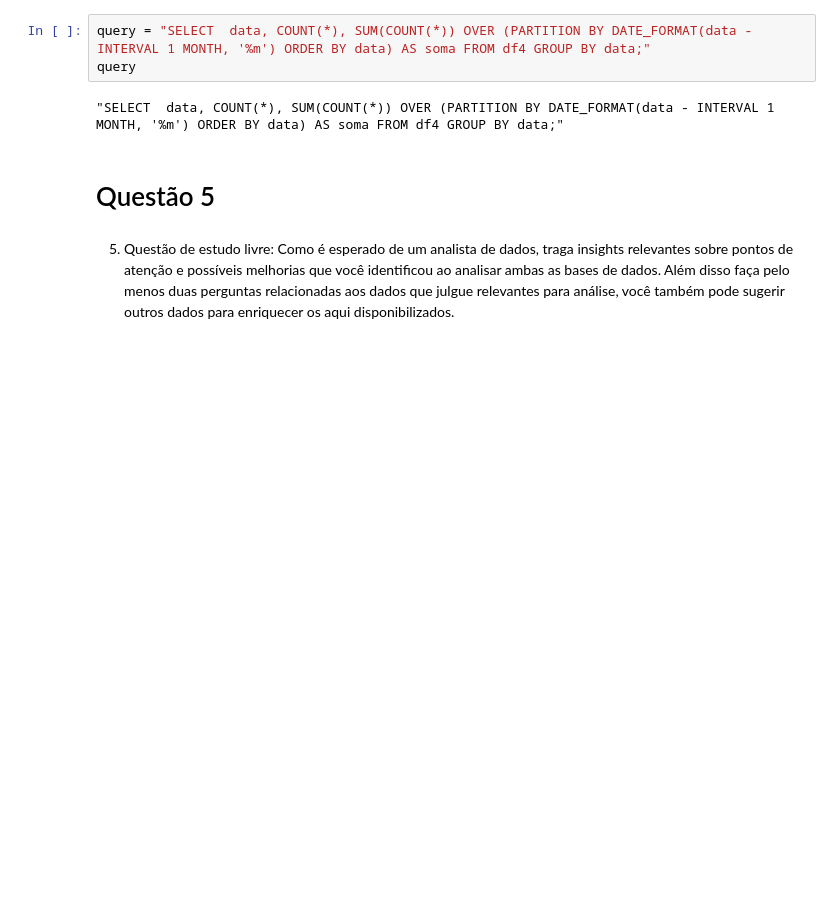
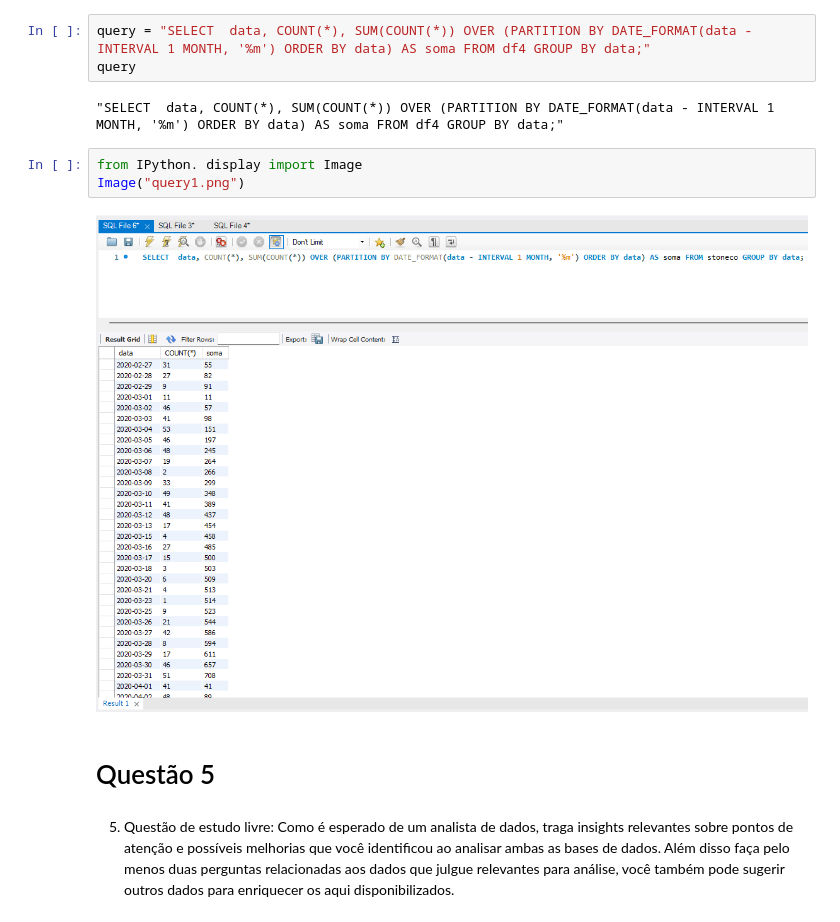
Before and after one commit to rafajovelho/Case3, a Jupyter notebook: Caso_TON.ipynb, the cells around one changed output. Cells and saved outputs as stored; diff of their text form; blank space fills up the shorter version.

```diff
--- a/Caso_TON.ipynb
+++ b/Caso_TON.ipynb
@@ -1473,6 +1477,11 @@ query = "SELECT  data, COUNT(*), SUM(COUNT(*)) OVER (PARTITION BY DATE_FORMAT(da
 query
 # %% [output]
 "SELECT  data, COUNT(*), SUM(COUNT(*)) OVER (PARTITION BY DATE_FORMAT(data - INTERVAL 1 MONTH, '%m') ORDER BY data) AS soma FROM df4 GROUP BY data;"
+# %%
+from IPython. display import Image
+Image("query1.png")
+# %% [output]
+[figure, added]
 # %% [markdown]
 # Questão 5
 # %% [markdown]
```
Also changed, not shown: parts of 18 cells of this notebook, 2 other files.
